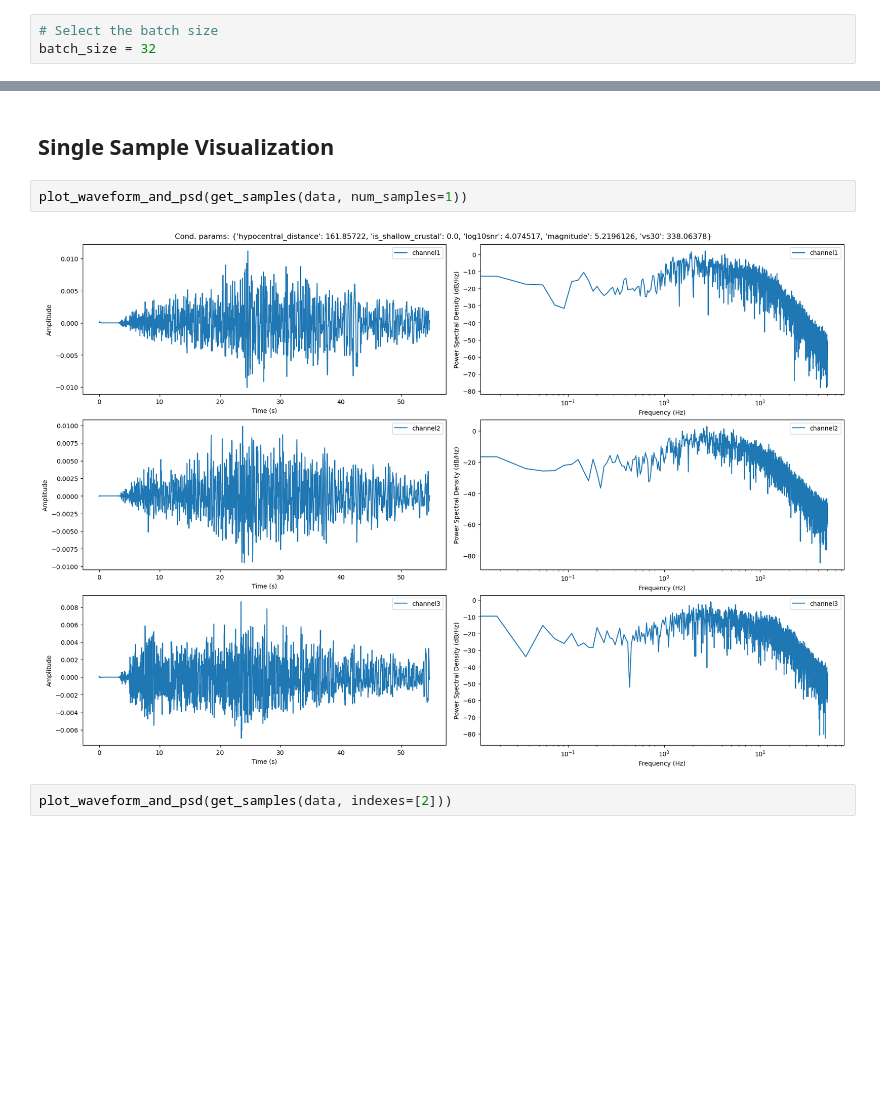
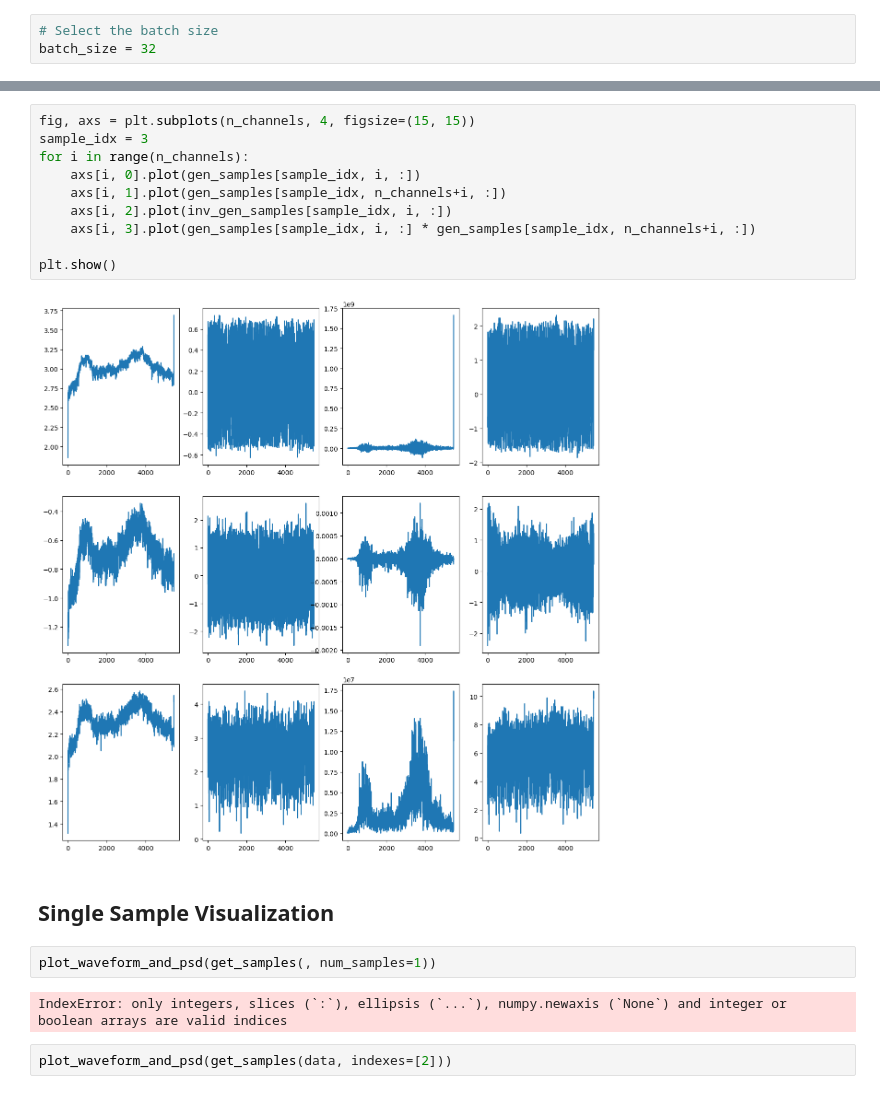
Before and after one commit to highfem/tqdne, a Jupyter notebook: notebooks/GM0-inference.ipynb, the cells around one changed output, grey strips where cells are left out. Cells and saved outputs as stored; diff of their text form; blank space fills up the shorter version.

```diff
--- a/notebooks/GM0-inference.ipynb
+++ b/notebooks/GM0-inference.ipynb
@@ -100,9 +211,21 @@ data['waveforms'].shape, data['cond'].shape
+# %%
+fig, axs = plt.subplots(n_channels, 4, figsize=(15, 15))
+sample_idx = 3
+for i in range(n_channels):
+    axs[i, 0].plot(gen_samples[sample_idx, i, :])
+    axs[i, 1].plot(gen_samples[sample_idx, n_channels+i, :])
+    axs[i, 2].plot(inv_gen_samples[sample_idx, i, :])
+    axs[i, 3].plot(gen_samples[sample_idx, i, :] * gen_samples[sample_idx, n_channels+i, :])
+
+plt.show()
+# %% [output]
+[figure, added]
 # %% [markdown]
 ## Single Sample Visualization
 # %%
-plot_waveform_and_psd(get_samples(data, num_samples=1))
+plot_waveform_and_psd(get_samples(, num_samples=1))
 # %% [output]
-[figure, removed]
+IndexError: only integers, slices (`:`), ellipsis (`...`), numpy.newaxis (`None`) and integer or boolean arrays are valid indices
 # %%
 plot_waveform_and_psd(get_samples(data, indexes=[2]))
 # %% [output]
```
Also changed, not shown: parts of 15 cells of this notebook, 14 other files.
